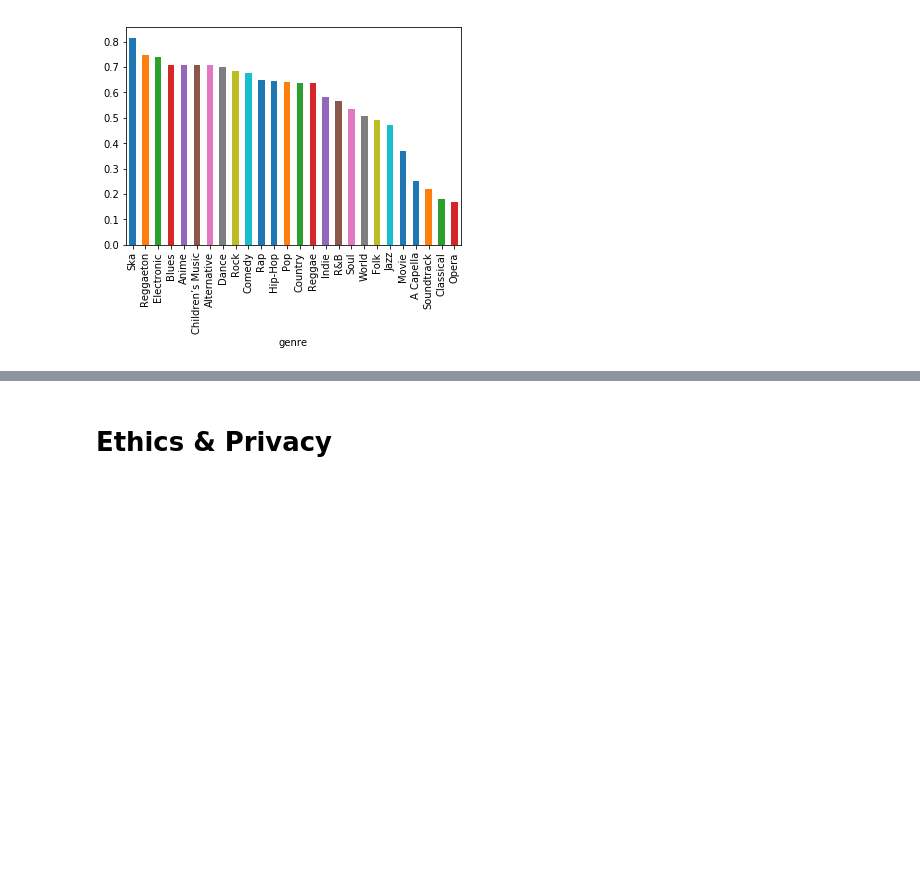
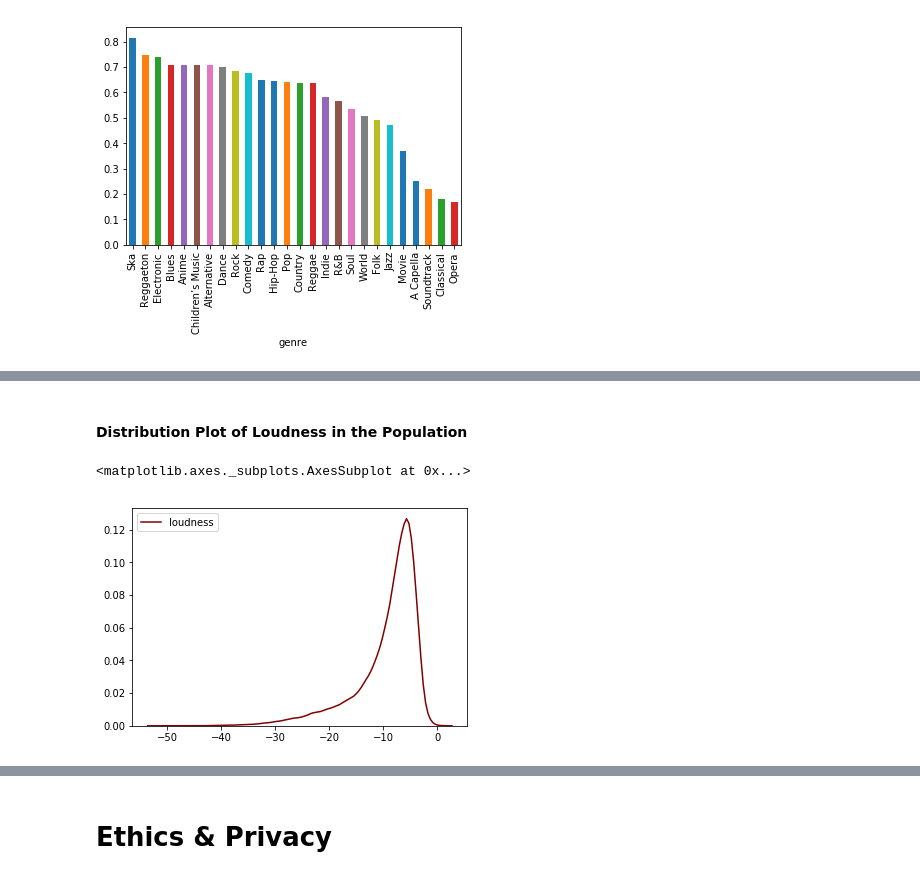
Before and after one commit to jamesjaeyu/SpotifyGenreAnalysis, a Jupyter notebook: FinalProject_group88.ipynb, the cells around one changed output, grey strips where cells are left out. Cells and saved outputs as stored; diff of their text form; code cells hidden in the pictures; blank space fills up the shorter version.

```diff
--- a/FinalProject_group88.ipynb
+++ b/FinalProject_group88.ipynb
@@ -314,0 +362,7 @@ en_means.plot.bar()
+# %% [markdown]
+#### Distribution Plot of Loudness in the Population
+# %%
+sns.distplot(df[['loudness']], bins = 25, hist=False, rug=False, label = 'loudness', color= 'maroon' )
+# %% [output]
+<matplotlib.axes._subplots.AxesSubplot at 0x...>
+[figure, added]
```
Also changed, not shown: parts of 76 cells of this notebook.
